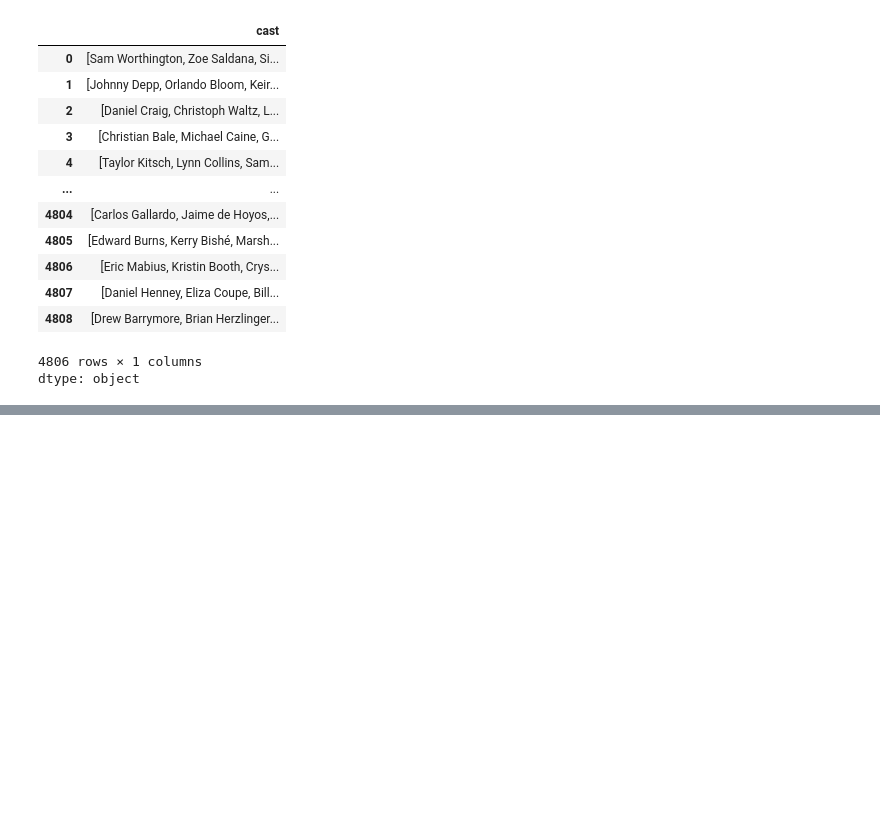
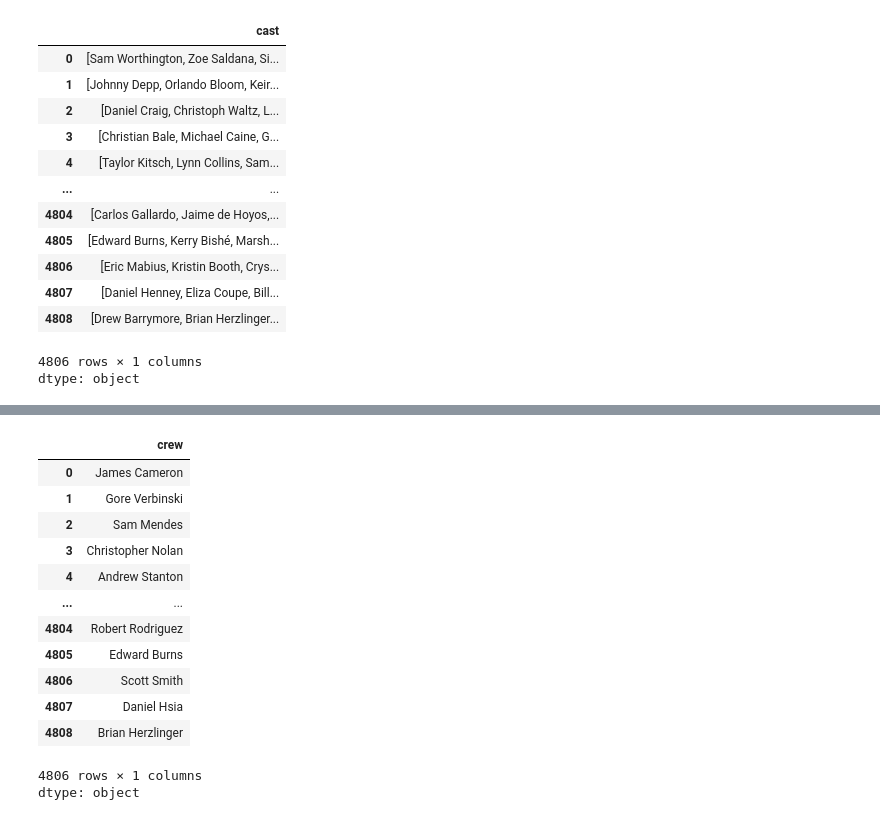
Before and after one commit to nakibahsan299-debug/Movie-Recommendation-System, a Jupyter notebook: Movie_Recommendation.ipynb, the cells around one changed output, grey strips where cells are left out. Cells and saved outputs as stored; diff of their text form; code cells hidden in the pictures; blank space fills up the shorter version.

```diff
--- a/Movie_Recommendation.ipynb
+++ b/Movie_Recommendation.ipynb
@@ -236,0 +277,17 @@ dtype: object
+# %%
+movies["crew"]
+# %% [output]
+|  | crew |
+| 0 | James Cameron |
+| 1 | Gore Verbinski |
+| 2 | Sam Mendes |
+| 3 | Christopher Nolan |
+| 4 | Andrew Stanton |
+| ... | ... |
+| 4804 | Robert Rodriguez |
+| 4805 | Edward Burns |
+| 4806 | Scott Smith |
+| 4807 | Daniel Hsia |
+| 4808 | Brian Herzlinger |
+4806 rows × 1 columns
+dtype: object
```
Also changed, not shown: parts of 7 cells of this notebook.
